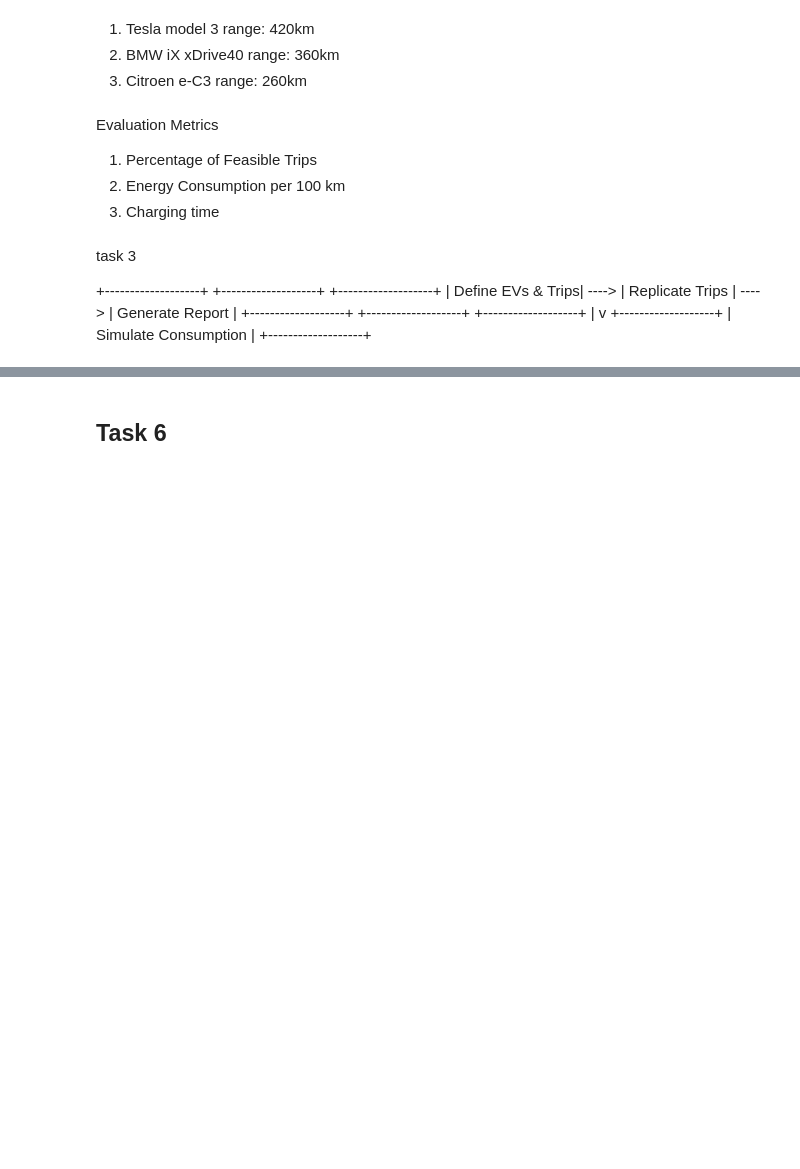
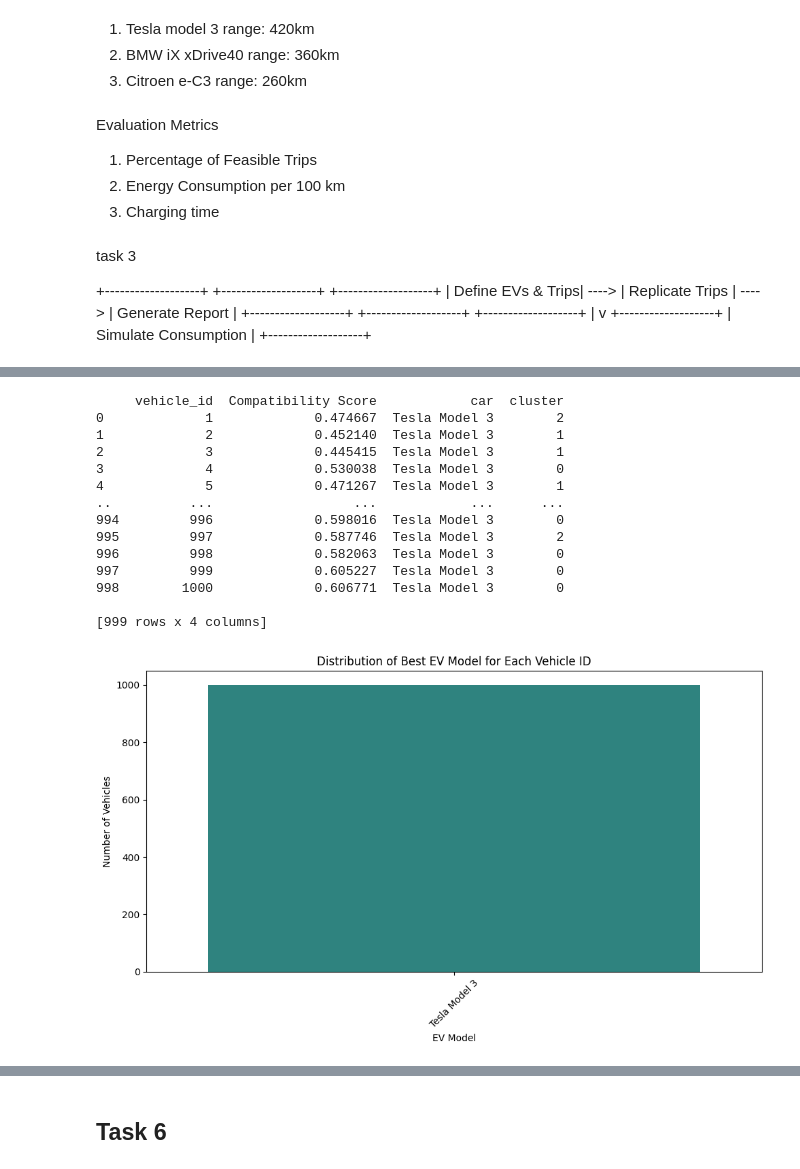
Before and after one commit to Mattiane/ICTforSmartMobilty_project, a Jupyter notebook: lab3/lab3_group18.ipynb, the cells around one changed output, grey strips where cells are left out. Cells and saved outputs as stored; diff of their text form; code cells hidden in the pictures; blank space fills up the shorter version.

```diff
--- a/lab3/lab3_group18.ipynb
+++ b/lab3/lab3_group18.ipynb
@@ -1061,0 +715,5 @@ plt.show()
+# %%
+# Calculate compatibility scores
+sorted_results = calculate_compatibility_score(results_with_clusters, cars, alpha=0.7)
+
+sorted_results.groupby("vehicle_id").head(1)
@@ -1061,0 +734,41 @@ plt.show()
+# %%
+
+def best_ev_model_per_vehicle(sorted_results):
+    best_ev_df = sorted_results.groupby("vehicle_id").apply(lambda x: x.nlargest(1, "Compatibility Score")).reset_index(drop=True)
+    best_ev_df = best_ev_df[["vehicle_id", "Compatibility Score", "car", "cluster"]]
+    return best_ev_df
+
+# Plot the distribution of the best EV models
+def plot_best_ev_models(best_ev_df):
+    import seaborn as sns
+    import matplotlib.pyplot as plt
+
+    plt.figure(figsize=(10, 6))
+    sns.countplot(data=best_ev_df, x="car", order=best_ev_df["car"].value_counts().index, palette="viridis")
+    plt.title("Distribution of Best EV Model for Each Vehicle ID")
+    plt.xlabel("EV Model")
+    plt.ylabel("Number of Vehicles")
+    plt.xticks(rotation=45)
+    plt.tight_layout()
+    plt.show()
+
+# Apply the functions
+best_ev_df = best_ev_model_per_vehicle(sorted_results)
+print(best_ev_df)
+plot_best_ev_models(best_ev_df)
+# %% [output]
+     vehicle_id  Compatibility Score            car  cluster
+0             1             0.474667  Tesla Model 3        2
+1             2             0.452140  Tesla Model 3        1
+2             3             0.445415  Tesla Model 3        1
+3             4             0.530038  Tesla Model 3        0
+4             5             0.471267  Tesla Model 3        1
+..          ...                  ...            ...      ...
+994         996             0.598016  Tesla Model 3        0
+995         997             0.587746  Tesla Model 3        2
+996         998             0.582063  Tesla Model 3        0
+997         999             0.605227  Tesla Model 3        0
+998        1000             0.606771  Tesla Model 3        0
+
+[999 rows x 4 columns]
+[figure, added]
```
Also changed, not shown: parts of 27 cells of this notebook, 1 other file.
